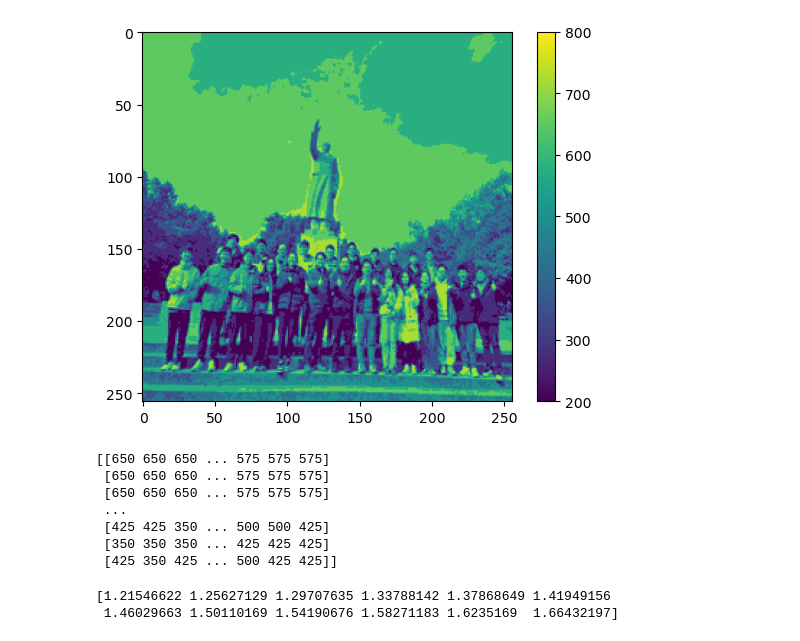
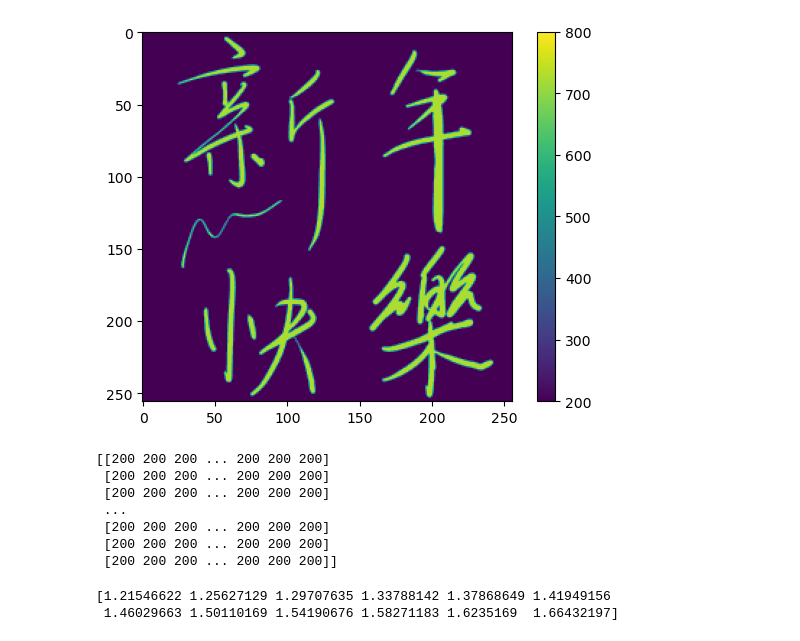
Before and after one commit to bei-meng/host_computer, a Jupyter notebook: 写灰度图.ipynb, the cells around one changed output. Cells and saved outputs as stored; diff of their text form; code cells hidden in the pictures.

```diff
--- a/写灰度图.ipynb
+++ b/写灰度图.ipynb
@@ -28,28 +28,28 @@ def read_show_save(chip:CHIP,filename=None,vmin=200,vmax=800):
     plt.show()
     return res_matrix
 # %%
-mat_file = sio.loadmat('images/image_gray.mat')
+mat_file = sio.loadmat('images/image4_gray.mat')
 target = np.array(mat_file["gray_matrix"])
 target = (target/32).astype(int)
 # print(np.sum(target>6))
 target = (target/8*600)+200
 target = target.astype(int)
 
 cmap = plt.cm.viridis
 norm = Normalize(vmin=200, vmax=800)
 im = plt.imshow(target, cmap=cmap,norm=norm)
 cbar = plt.colorbar(im)
 plt.show()
 print(target)
 # %% [output]
-[figure, old version]
+[figure, new version]
-[[650 650 650 ... 575 575 575]
- [650 650 650 ... 575 575 575]
- [650 650 650 ... 575 575 575]
+[[200 200 200 ... 200 200 200]
+ [200 200 200 ... 200 200 200]
+ [200 200 200 ... 200 200 200]
  ...
- [425 425 350 ... 500 500 425]
- [350 350 350 ... 425 425 425]
- [425 350 425 ... 500 425 425]]
+ [200 200 200 ... 200 200 200]
+ [200 200 200 ... 200 200 200]
+ [200 200 200 ... 200 200 200]]
 # %%
 def get_tgv(cond):
     slope, intercept = 0.0008161013623861578, 1.052245944709637
```
Also changed, not shown: parts of 12 cells of this notebook, 8 other files.
